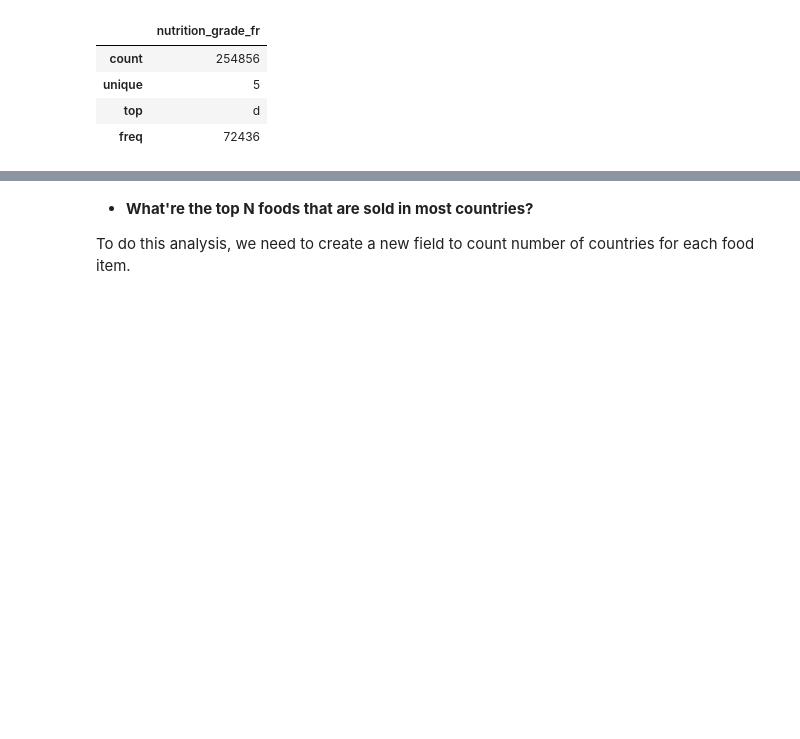
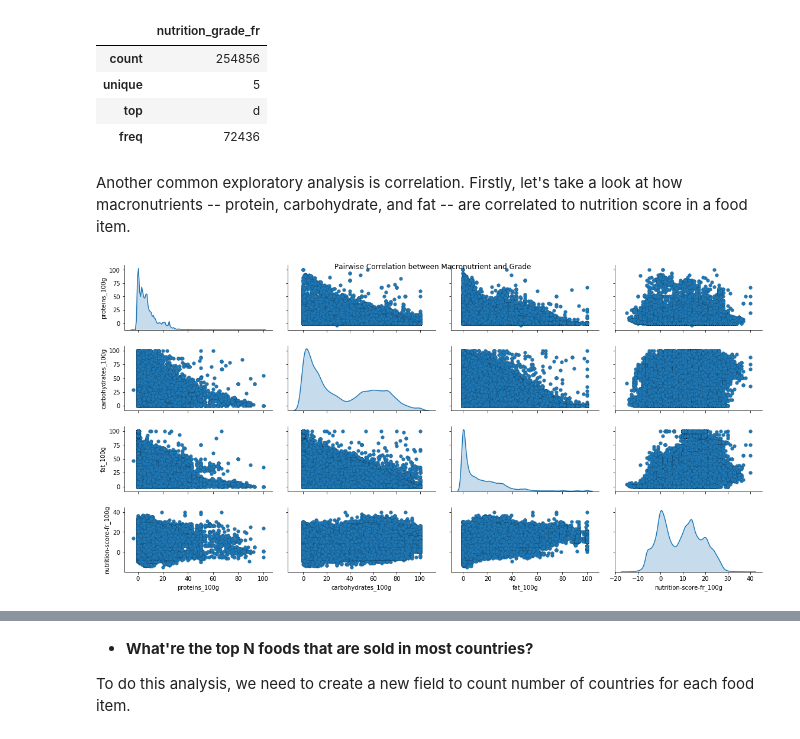
Before and after one commit to ruttario/OpenFoodFacts, a Jupyter notebook: food.ipynb, the cells around one changed output, grey strips where cells are left out. Saved outputs shown, nothing was run; the diff lists cells and outputs as text; code cells hidden in the pictures; blank space fills up the shorter version.

```diff
--- a/food.ipynb
+++ b/food.ipynb
@@ -287,3 +287,18 @@ food[['nutrition_grade_fr']].dropna().describe()
 | unique | 5 |
 | top | d |
 | freq | 72436 |
+# %% [markdown]
+Another common exploratory analysis is correlation. Firstly, let's take a look at how macronutrients -- protein, carbohydrate, and fat -- are correlated to nutrition score in a food item.
+# %%
+# Pair-wise Scatter Plots
+cols = ['proteins_100g', 'carbohydrates_100g', 'fat_100g', 'nutrition-score-fr_100g']
+macros_pair = food[cols].dropna(how='any')
+macros_pair = macros_pair[(macros_pair['proteins_100g'] <= 100) & (macros_pair['carbohydrates_100g'] <= 100) & (macros_pair['fat_100g'] <= 100)]
+pp = sns.pairplot(macros_pair, size=2, aspect=2,
+                  plot_kws=dict(edgecolor="k", linewidth=0.1),
+                  diag_kind="kde", diag_kws=dict(shade=True))
+
+fig = pp.fig
+t = fig.suptitle('Pairwise Correlation between Macronutrient and Grade')
+# %% [output]
+[figure, added]
```
Also changed, not shown: parts of 20 cells of this notebook.
